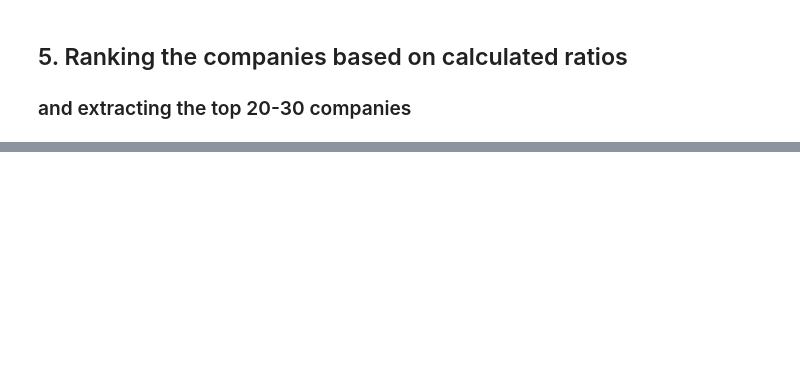
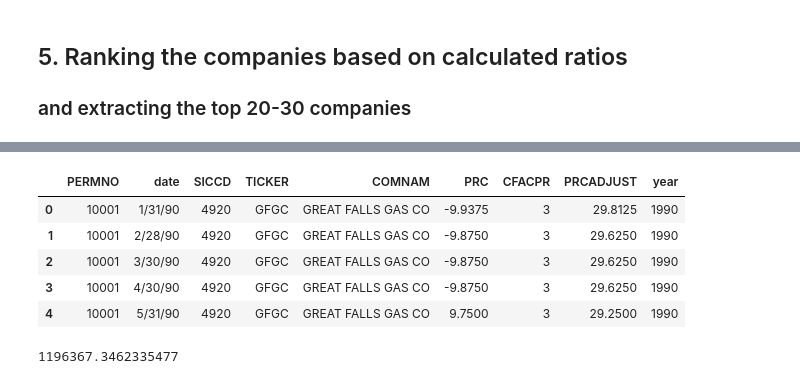
Before and after one commit to ziziberry/Stat107MagicFormula, a Jupyter notebook: Test.ipynb, the cells around one changed output, grey strips where cells are left out. Cells and saved outputs as stored; diff of their text form; code cells hidden in the pictures; blank space fills up the shorter version.

```diff
--- a/Test.ipynb
+++ b/Test.ipynb
@@ -204,0 +279,12 @@ def get_top(df, year, ratio1weight):
+# %%
+prices_df=prices_df.drop(['Unnamed: 0'],axis=1)
+prices_df=prices_df.drop(['Unnamed: 0.1'],axis=1)
+# %%
+prices_df.head()
+# %% [output]
+|  | PERMNO | date | SICCD | TICKER | COMNAM | PRC | CFACPR | PRCADJUST | year |
+| 0 | 10001 | 1/31/90 | 4920 | GFGC | GREAT FALLS GAS CO | -9.9375 | 3 | 29.8125 | 1990 |
+| 1 | 10001 | 2/28/90 | 4920 | GFGC | GREAT FALLS GAS CO | -9.8750 | 3 | 29.6250 | 1990 |
+| 2 | 10001 | 3/30/90 | 4920 | GFGC | GREAT FALLS GAS CO | -9.8750 | 3 | 29.6250 | 1990 |
+| 3 | 10001 | 4/30/90 | 4920 | GFGC | GREAT FALLS GAS CO | -9.8750 | 3 | 29.6250 | 1990 |
+| 4 | 10001 | 5/31/90 | 4920 | GFGC | GREAT FALLS GAS CO | 9.7500 | 3 | 29.2500 | 1990 |
@@ -204,0 +321,27 @@ def get_top(df, year, ratio1weight):
+# %%
+def simulate_year(year,ratio1weight,timespan):
+    stock_list=get_top(df,year,ratio1weight)[1]
+    TOTALNUMSTOCKS=30
+    portfolio_size=1000000
+
+    amount_per_stock=portfolio_size/TOTALNUMSTOCKS
+    # print stock_list
+    # for each stock, we want the quantity of stock purchased at end of Jan * (value at end of year - value at beginning of year)
+    num_stocks=0
+    total_change=0
+    for stock in stock_list:
+        stock_prices= prices_df[prices_df['TICKER']==stock]
+        stock_prices=stock_prices[stock_prices['year']>=year]
+        stock_prices=stock_prices[stock_prices['year']<year+timespan]
+        # check that we have data from this specific stock and year
+        if len(stock_prices)!=0:
+            total_change = total_change+amount_per_stock/stock_prices.head(1).PRCADJUST.values[0] * (stock_prices.tail(1).PRCADJUST.values[0]-stock_prices.head(1).PRCADJUST.values[0])
+            num_stocks=num_stocks+1
+            if num_stocks>TOTALNUMSTOCKS:
+                break
+    portfolio_return_size=portfolio_size + total_change
+    return portfolio_return_size
+
+simulate_year(1998,0.5,10)
+# %% [output]
+1196367.3462335477
```
Also changed, not shown: parts of 31 cells of this notebook.
